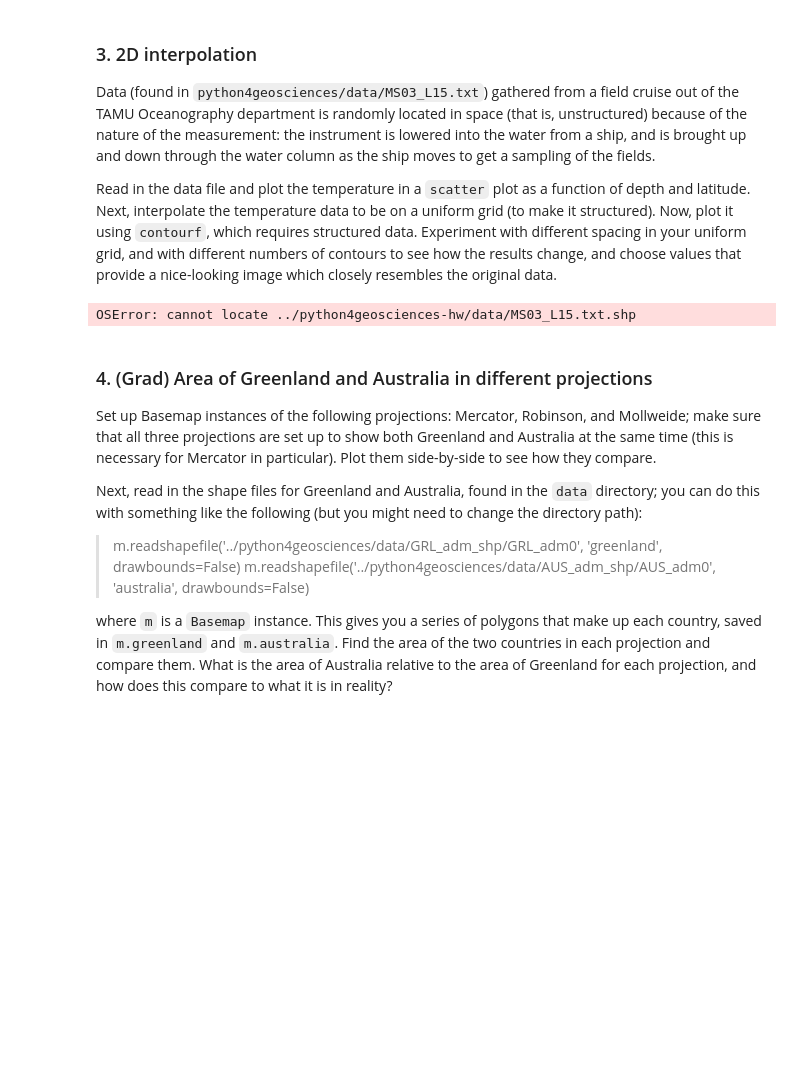
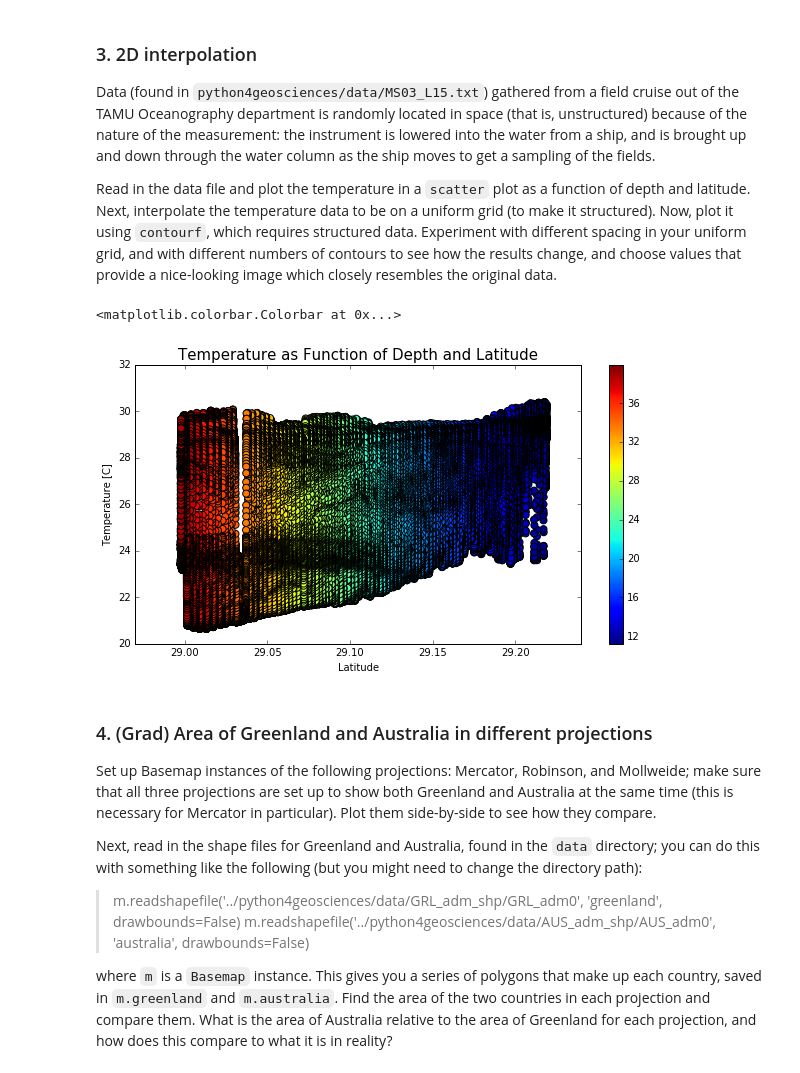
Before and after one commit to mschoemann272/python4geosciences-hw, a Jupyter notebook: hw05_Mackenzie_Schoemann.ipynb, the cells around one changed output. Saved outputs shown, nothing was run; the diff lists cells and outputs as text; code cells hidden in the pictures; blank space fills up the shorter version.

```diff
--- a/hw05_Mackenzie_Schoemann.ipynb
+++ b/hw05_Mackenzie_Schoemann.ipynb
@@ -85,10 +124,28 @@ SyntaxError: unexpected EOF while parsing (<ipython-input-9-1ca4447eae17>, line
 Data (found in `python4geosciences/data/MS03_L15.txt`) gathered from a field cruise out of the TAMU Oceanography department is randomly located in space (that is, unstructured) because of the nature of the measurement: the instrument is lowered into the water from a ship, and is brought up and down through the water column as the ship moves to get a sampling of the fields.
 
 Read in the data file and plot the temperature in a `scatter` plot as a function of depth and latitude. Next, interpolate the temperature data to be on a uniform grid (to make it structured). Now, plot it using `contourf`, which requires structured data. Experiment with different spacing in your uniform grid, and with different numbers of contours to see how the results change, and choose values that provide a nice-looking image which closely resembles the original data.
-# %%
-m.readshapefile('../python4geosciences-hw/data/MS03_L15.txt', 'ctd')
-# %% [output]
-OSError: cannot locate ../python4geosciences-hw/data/MS03_L15.txt.shp
+# %%
+#read in file MS03_L15.txt
+fname = np.genfromtxt('MS03_L15.txt', skip_header = 114)
+lat = fname[:,0]
+temp = fname[:,15]
+depth = fname[:,18]
+#for the depth bottom depth or Depth [salt water, m]?
+
+#scatter plot temperature as a function of depth and latitude
+fig = plt.figure(figsize=(10, 5))
+scatter = plt.scatter(lat, temp, s=50, c=depth)
+plt.xlabel('Latitude', fontsize='10')
+plt.xlim(28.97,29.24)
+plt.ylabel('Temperature [C]', fontsize='10')
+plt.title('Temperature as Function of Depth and Latitude',fontsize='15')
+plt.colorbar(scatter)
+#Interpolate temperature data uniform grid (make it structured)
+
+#Plot using contourf
+# %% [output]
+<matplotlib.colorbar.Colorbar at 0x...>
+[figure, added]
 # %% [markdown]
 ### 4. (Grad) Area of Greenland and Australia in different projections
 
```
Also changed, not shown: parts of 8 cells of this notebook, 2 other files.
